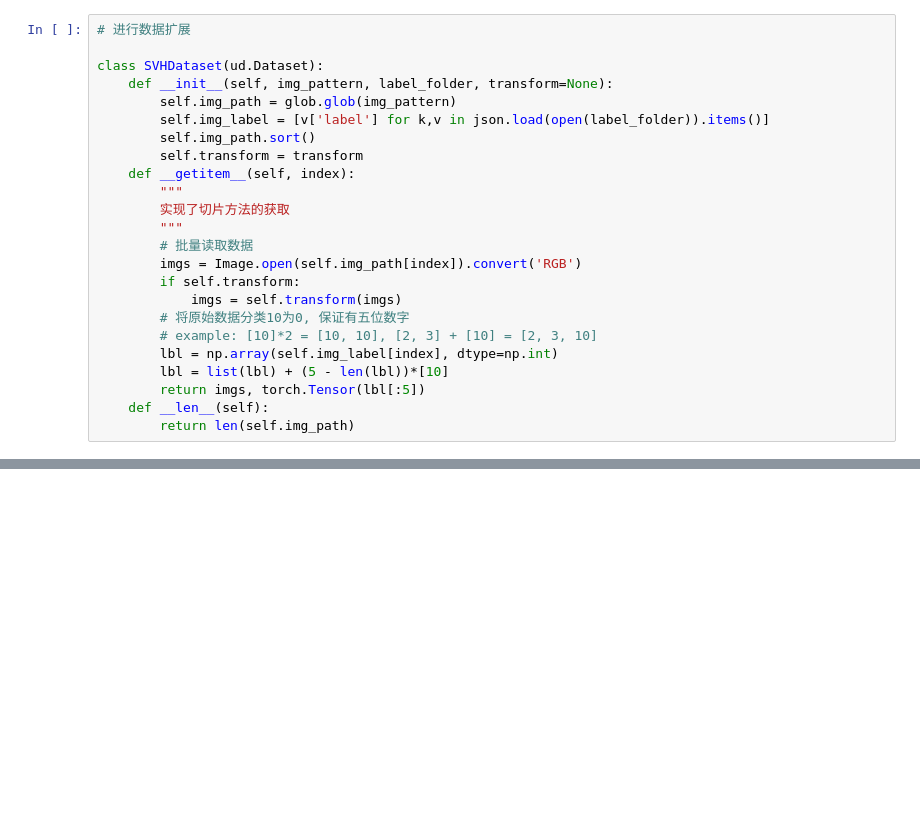
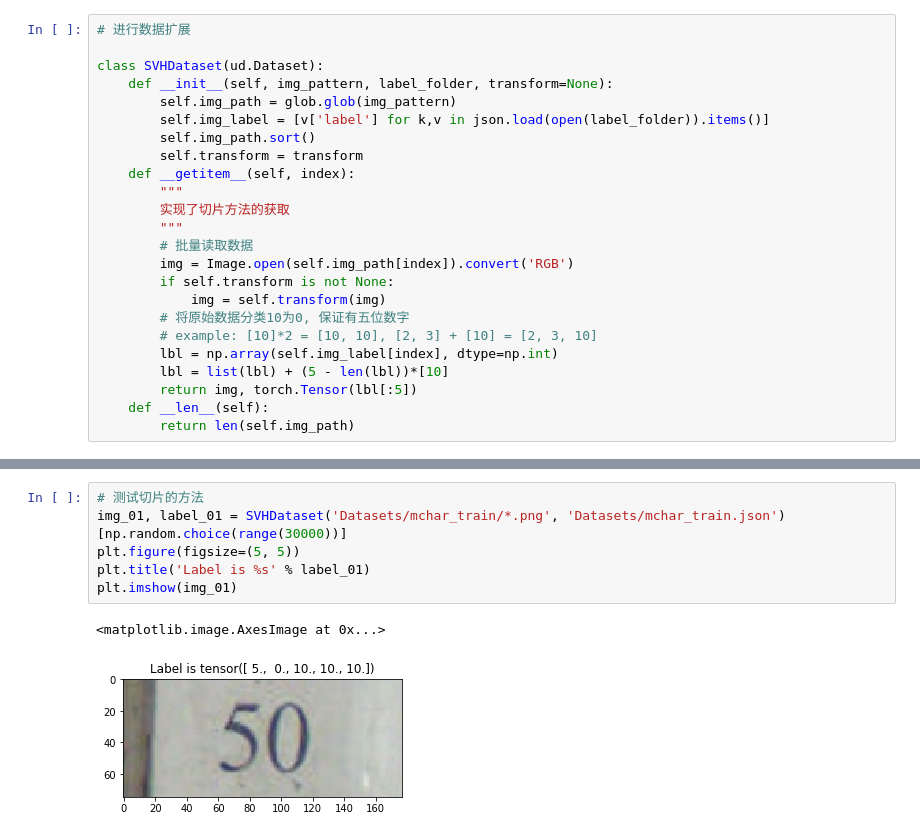
Before and after one commit to onlinecoxx/DataWhale-CV-Learn, a Jupyter notebook: Task02-BaseLine.ipynb, the cells around one changed output, grey strips where cells are left out. Drawn from its saved outputs; the diff is of its cells as text; blank space fills up the shorter version.

```diff
--- a/Task02-BaseLine.ipynb
+++ b/Task02-BaseLine.ipynb
@@ -26,14 +28,14 @@ class SVHDataset(ud.Dataset):
         实现了切片方法的获取
         """
         # 批量读取数据
-        imgs = Image.open(self.img_path[index]).convert('RGB')
-        if self.transform:
-            imgs = self.transform(imgs)
+        img = Image.open(self.img_path[index]).convert('RGB')
+        if self.transform is not None:
+            img = self.transform(img)
         # 将原始数据分类10为0, 保证有五位数字
         # example: [10]*2 = [10, 10], [2, 3] + [10] = [2, 3, 10]
         lbl = np.array(self.img_label[index], dtype=np.int)
         lbl = list(lbl) + (5 - len(lbl))*[10]
-        return imgs, torch.Tensor(lbl[:5])
+        return img, torch.Tensor(lbl[:5])
     def __len__(self):
         return len(self.img_path)
 # %%
@@ -63,6 +62,15 @@ data_transforms = {
                 transforms.Normalize([0.485,0.456,0.406],[0.229,0.224,0.225])
             ]),
 }
+# %%
+# 测试切片的方法
+img_01, label_01 = SVHDataset('Datasets/mchar_train/*.png', 'Datasets/mchar_train.json')[np.random.choice(range(30000))]
+plt.figure(figsize=(5, 5))
+plt.title('Label is %s' % label_01)
+plt.imshow(img_01)
+# %% [output]
+<matplotlib.image.AxesImage at 0x...>
+[figure, added]
 # %%
 import sys
 
```
Also changed, not shown: parts of 11 cells of this notebook.
